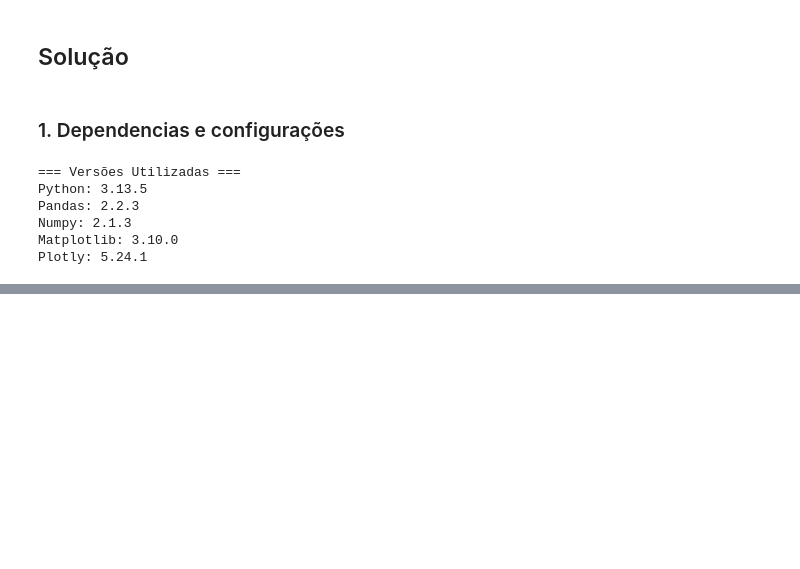
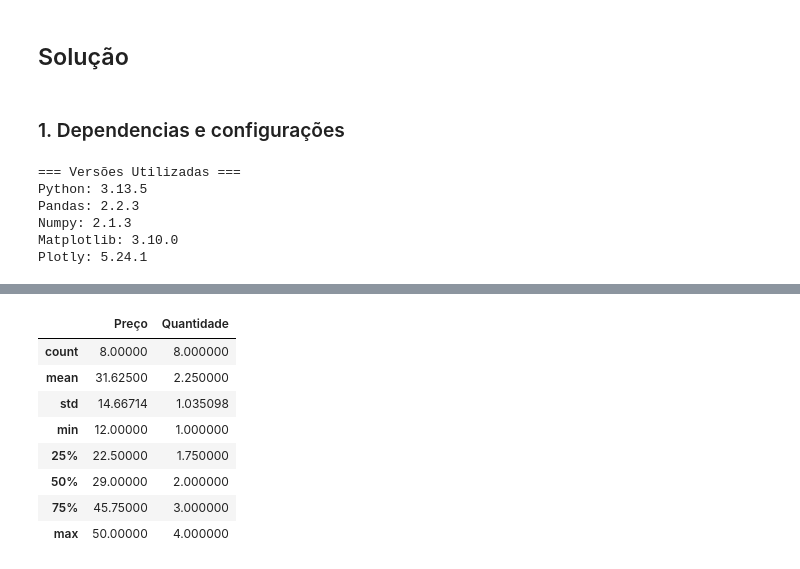
Before and after one commit to esscova/data-trivium, a Jupyter notebook: exercicios/006.ipynb, the cells around one changed output, grey strips where cells are left out. Saved outputs shown, nothing was run; the diff lists cells and outputs as text; code cells hidden in the pictures; blank space fills up the shorter version.

```diff
--- a/exercicios/006.ipynb
+++ b/exercicios/006.ipynb
@@ -92,0 +137,13 @@ Plotly: 5.24.1
+# %%
+# Mostre um resumo estatístico das colunas `Preço` e `Quantidade`.
+df.drop("Pedido_ID", axis=1).describe()
+# %% [output]
+|  | Preço | Quantidade |
+| count | 8.00000 | 8.000000 |
+| mean | 31.62500 | 2.250000 |
+| std | 14.66714 | 1.035098 |
+| min | 12.00000 | 1.000000 |
+| 25% | 22.50000 | 1.750000 |
+| 50% | 29.00000 | 2.000000 |
+| 75% | 45.75000 | 3.000000 |
+| max | 50.00000 | 4.000000 |
```
Also changed, not shown: parts of 8 cells of this notebook.
